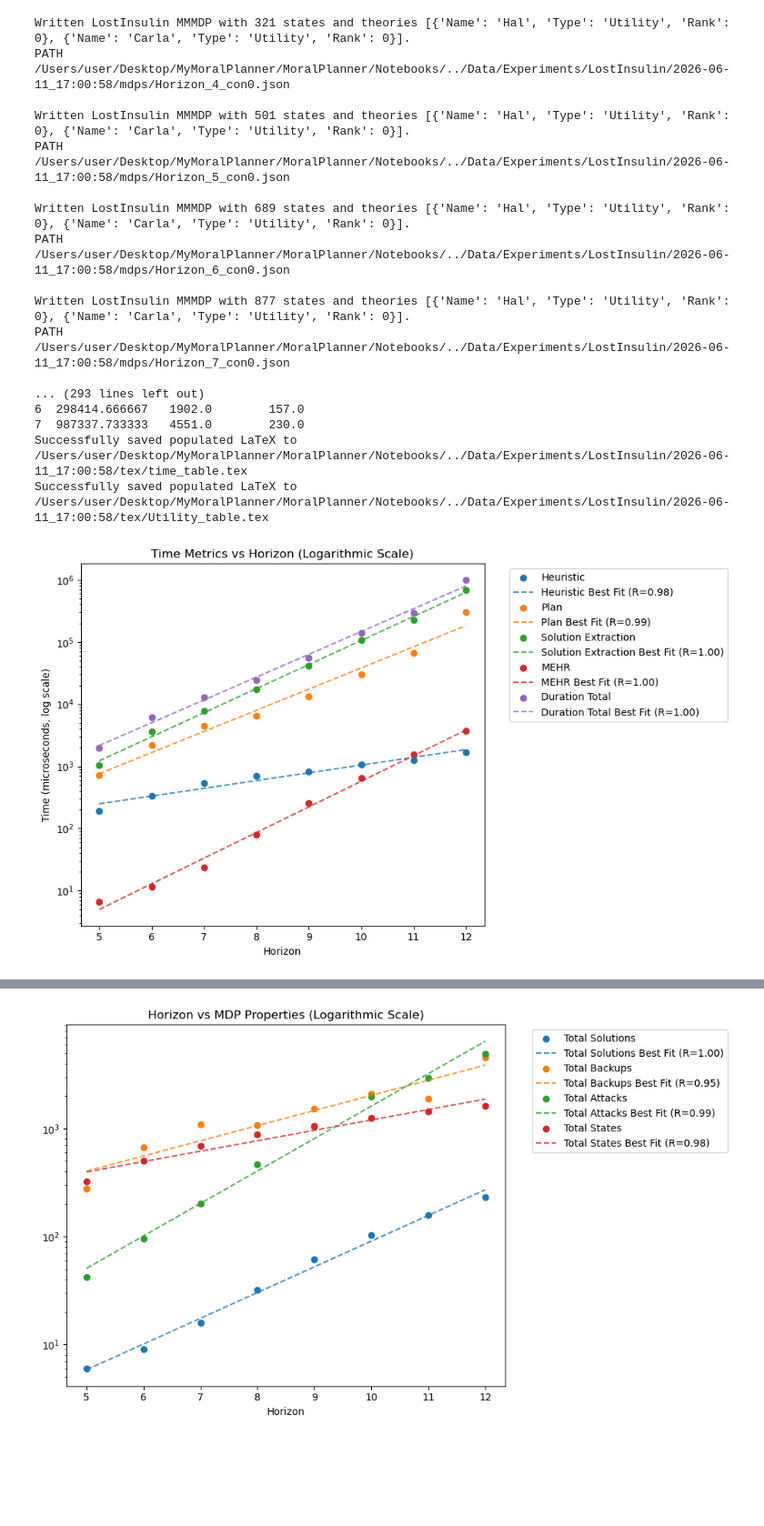
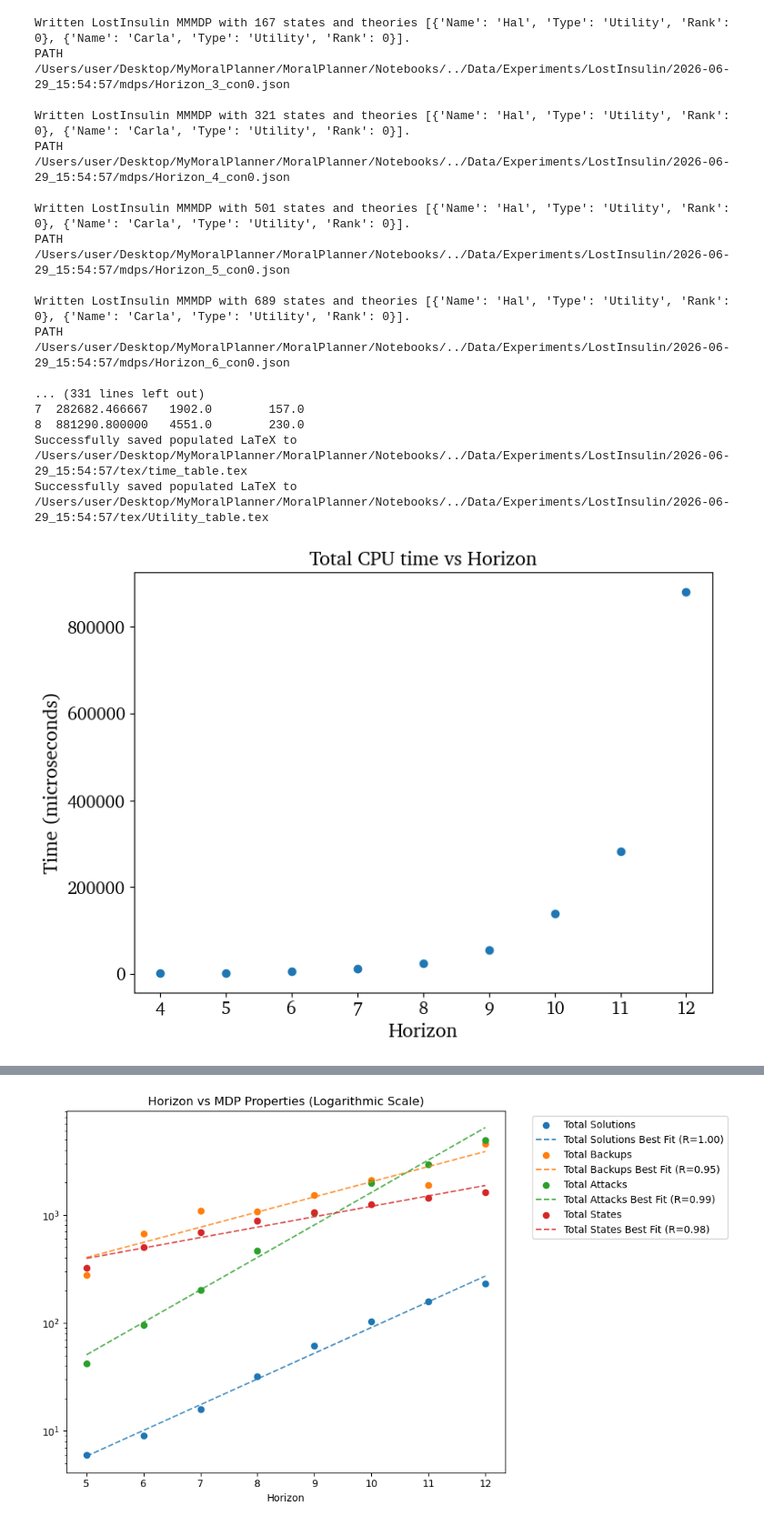
Before and after one commit to sameysimon/MoralPlanner, a Jupyter notebook: Notebooks/LostInsulinHorizon.ipynb, the cells around one changed output, grey strips where cells are left out. Shown at 91% size. Drawn from its saved outputs; the diff is of its cells as text; code cells hidden in the pictures; blank space fills up the shorter version.

```diff
--- a/Notebooks/LostInsulinHorizon.ipynb
+++ b/Notebooks/LostInsulinHorizon.ipynb
@@ -7,10 +7,22 @@ import numpy as np
 import json
 import matplotlib.pyplot as plt
 from scipy.stats import linregress
+
+plt.rcParams.update({
+    "font.family": "Charter",
+    "font.size": 16,
+    "axes.titlesize": 16,
+    "axes.labelsize": 16,
+    "xtick.labelsize": 14,
+    "ytick.labelsize": 14,
+    "legend.fontsize": 14,
+})
+def latex_config_name(name):
+    return "$" + name.replace("^0", "^{0}") + "$"
 # %%
 defaultConfig = {"Budget": 3, "Theories": [["Hal", "Utility", 0], ["Carla", "Utility", 0]], "Considerations": [["Hal", "Hal"], ["Carla", "Carla"]]}
 configs = []
-for i in range(3,15):
+for i in range(3,12):
     c = deepcopy(defaultConfig)
     c["Name"] = f"Horizon_{i}"
     c["Horizon"] = i
@@ -24,23 +36,23 @@ er.buildEnvironments(configRepetitions=1)
 er.run(configRepetitions=Config_repetitions, envRepetitions=Environment_repetitions)
 er.saveResults()
 # %% [output]
+Written LostInsulin MMMDP with 167 states and theories [{'Name': 'Hal', 'Type': 'Utility', 'Rank': 0}, {'Name': 'Carla', 'Type': 'Utility', 'Rank': 0}].
+PATH  /Users/user/Desktop/MyMoralPlanner/MoralPlanner/Notebooks/../Data/Experiments/LostInsulin/2026-06-29_15:54:57/mdps/Horizon_3_con0.json
+
 Written LostInsulin MMMDP with 321 states and theories [{'Name': 'Hal', 'Type': 'Utility', 'Rank': 0}, {'Name': 'Carla', 'Type': 'Utility', 'Rank': 0}].
-PATH  /Users/user/Desktop/MyMoralPlanner/MoralPlanner/Notebooks/../Data/Experiments/LostInsulin/2026-06-11_17:00:58/mdps/Horizon_4_con0.json
+PATH  /Users/user/Desktop/MyMoralPlanner/MoralPlanner/Notebooks/../Data/Experiments/LostInsulin/2026-06-29_15:54:57/mdps/Horizon_4_con0.json
 
 Written LostInsulin MMMDP with 501 states and theories [{'Name': 'Hal', 'Type': 'Utility', 'Rank': 0}, {'Name': 'Carla', 'Type': 'Utility', 'Rank': 0}].
-PATH  /Users/user/Desktop/MyMoralPlanner/MoralPlanner/Notebooks/../Data/Experiments/LostInsulin/2026-06-11_17:00:58/mdps/Horizon_5_con0.json
+PATH  /Users/user/Desktop/MyMoralPlanner/MoralPlanner/Notebooks/../Data/Experiments/LostInsulin/2026-06-29_15:54:57/mdps/Horizon_5_con0.json
 
 Written LostInsulin MMMDP with 689 states and theories [{'Name': 'Hal', 'Type': 'Utility', 'Rank': 0}, {'Name': 'Carla', 'Type': 'Utility', 'Rank': 0}].
-PATH  /Users/user/Desktop/MyMoralPlanner/MoralPlanner/Notebooks/../Data/Experiments/LostInsulin/2026-06-11_17:00:58/mdps/Horizon_6_con0.json
+PATH  /Users/user/Desktop/MyMoralPlanner/MoralPlanner/Notebooks/../Data/Experiments/LostInsulin/2026-06-29_15:54:57/mdps/Horizon_6_con0.json
 
-Written LostInsulin MMMDP with 877 states and theories [{'Name': 'Hal', 'Type': 'Utility', 'Rank': 0}, {'Name': 'Carla', 'Type': 'Utility', 'Rank': 0}].
-PATH  /Users/user/Desktop/MyMoralPlanner/MoralPlanner/Notebooks/../Data/Experiments/LostInsulin/2026-06-11_17:00:58/mdps/Horizon_7_con0.json
-
-... (293 lines left out)
-6  298414.666667   1902.0        157.0
-7  987337.733333   4551.0        230.0
-Successfully saved populated LaTeX to /Users/user/Desktop/MyMoralPlanner/MoralPlanner/Notebooks/../Data/Experiments/LostInsulin/2026-06-11_17:00:58/tex/time_table.tex
-Successfully saved populated LaTeX to /Users/user/Desktop/MyMoralPlanner/MoralPlanner/Notebooks/../Data/Experiments/LostInsulin/2026-06-11_17:00:58/tex/Utility_table.tex
+... (331 lines left out)
+7  282682.466667   1902.0        157.0
+8  881290.800000   4551.0        230.0
+Successfully saved populated LaTeX to /Users/user/Desktop/MyMoralPlanner/MoralPlanner/Notebooks/../Data/Experiments/LostInsulin/2026-06-29_15:54:57/tex/time_table.tex
+Successfully saved populated LaTeX to /Users/user/Desktop/MyMoralPlanner/MoralPlanner/Notebooks/../Data/Experiments/LostInsulin/2026-06-29_15:54:57/tex/Utility_table.tex
 # %%
 data = []
 for c in configs:
@@ -60,38 +72,20 @@ cols = ["Horizon", "Env_rep"] + time_cols
 
 df = pd.DataFrame(data, columns=cols)
 # %%
-average_durations = df.groupby('Horizon')[time_cols].mean().reset_index()
-average_durations['MEHR'] = average_durations['MEHR'].replace(0, 0.0001)
+by_horizon = df.groupby('Horizon')[time_cols].mean().reset_index()
 
-plt.figure(figsize=(10, 6))
+plt.figure(figsize=(8, 6))
+plt.scatter(by_horizon['Horizon'], by_horizon['Duration Total'])
 
-colors = plt.rcParams['axes.prop_cycle'].by_key()['color']
+#plt.yscale('log')  # Set the y-axis to logarithmic scale
+plt.title("Total CPU time vs Horizon")
+plt.xlabel("Horizon")
+plt.ylabel("Time (microseconds)")
+plt.xticks(ticks=np.arange(min(by_horizon['Horizon']), max(by_horizon['Horizon']) + 1, 1))
 
-for i, column in enumerate(time_cols):
-    current_color = colors[i % len(colors)]
-
-    plt.scatter(average_durations['Horizon'], average_durations[column], color=current_color, label=column)
-
-    # Calculate best fit line
-    x = average_durations['Horizon']
-    y = average_durations[column]
-    slope, intercept, r_value, _, _ = linregress(x, np.log10(y))  # Fit line in log scale
-    best_fit_line = 10 ** (slope * x + intercept)  # Transform back to original scale
-
-    # Plot the line of best fit using the exact same color
-    plt.plot(x, best_fit_line, linestyle='--', color=current_color, alpha=0.8, label=f'{column} Best Fit (R={r_value:.2f})')
-
-plt.yscale('log')  # Set the y-axis to logarithmic scale
-plt.title("Time Metrics vs Horizon (Logarithmic Scale)")
-plt.xlabel("Horizon")
-plt.ylabel("Time (microseconds, log scale)")
-plt.xticks(ticks=np.arange(min(average_durations['Horizon']), max(average_durations['Horizon']) + 1, 1))
-
-# Move legend outside to avoid cluttering the data
-plt.legend(bbox_to_anchor=(1.05, 1), loc='upper left')
 
 plt.tight_layout()
-plt.savefig(er.outputFolder + "timeVHorizon_LOG_SCALE.png")  # Save the plot
+plt.savefig(er.outputFolder + "timeVHorizon_LINEAR_SCALE.png")  # Save the plot
 plt.show()  # Show the plot
 # %% [output]
-[figure, old version]
+[figure, new version]
```
Also changed, not shown: parts of 1 cell of this notebook, 29 other files.
